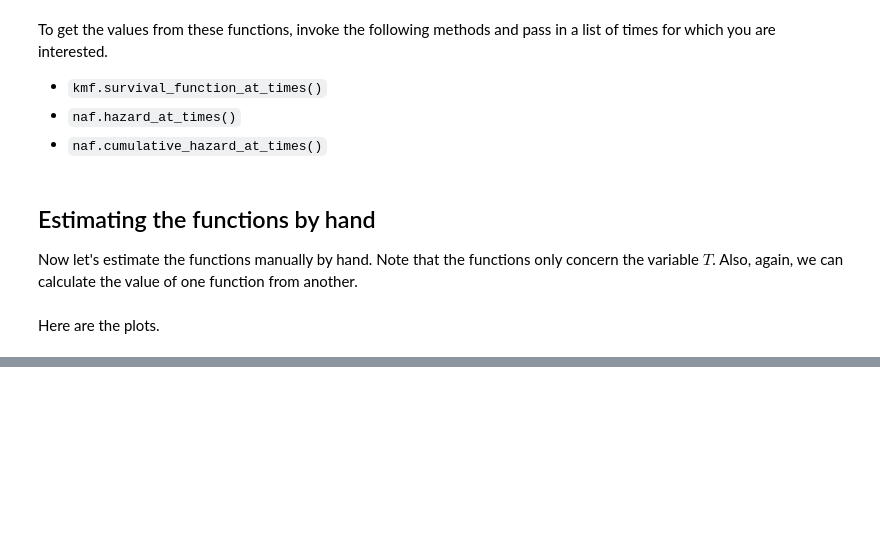
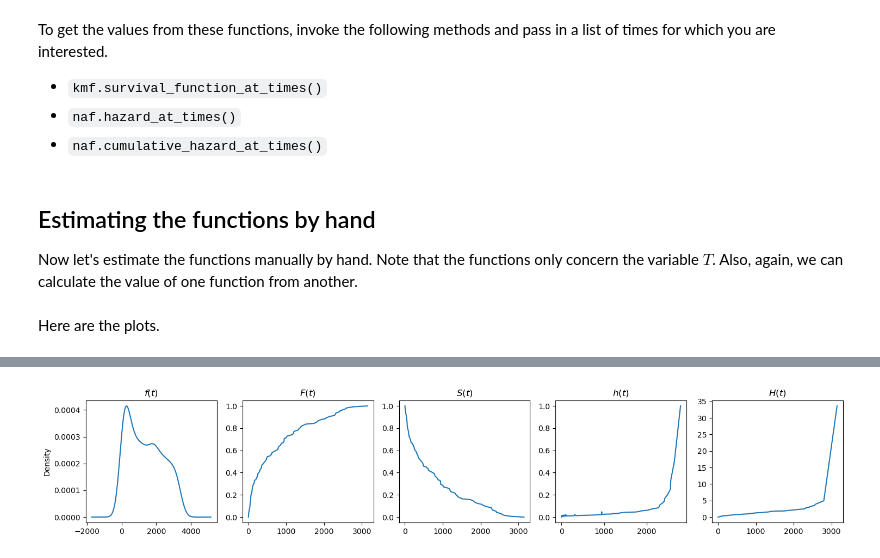
Before and after one commit to oneoffcoder/books, a Jupyter notebook: sphinx/datascience/source/survival-functions.ipynb, the cells around one changed output, grey strips where cells are left out. Saved outputs shown, nothing was run; the diff lists cells and outputs as text; code cells hidden in the pictures; blank space fills up the shorter version.

```diff
--- a/sphinx/datascience/source/survival-functions.ipynb
+++ b/sphinx/datascience/source/survival-functions.ipynb
@@ -158,0 +190,9 @@ plt.tight_layout()
+# %%
+from lifelines.datasets import load_kidney_transplant
+
+df = load_kidney_transplant()
+T, E = df['time'], df['death']
+
+plot_functions(T, get_functions(T, E))
+# %% [output]
+[figure, added]
```
Also changed, not shown: parts of 8 cells of this notebook.
